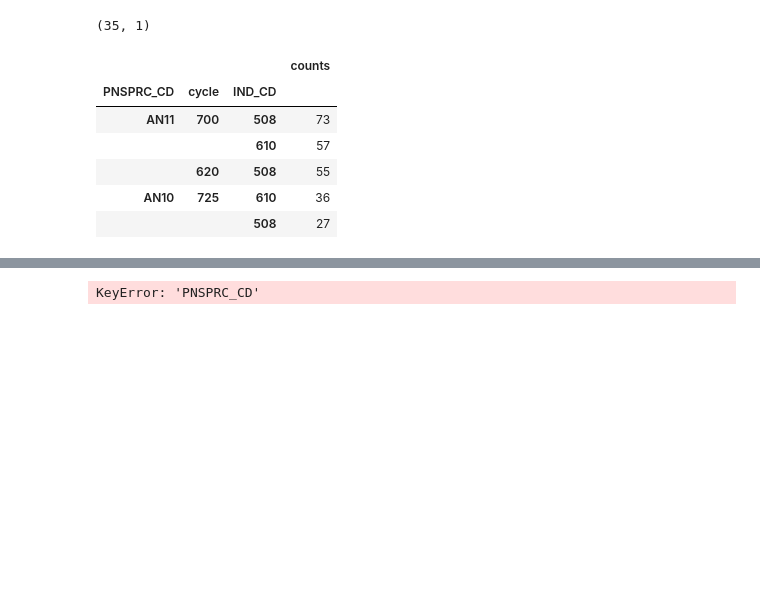
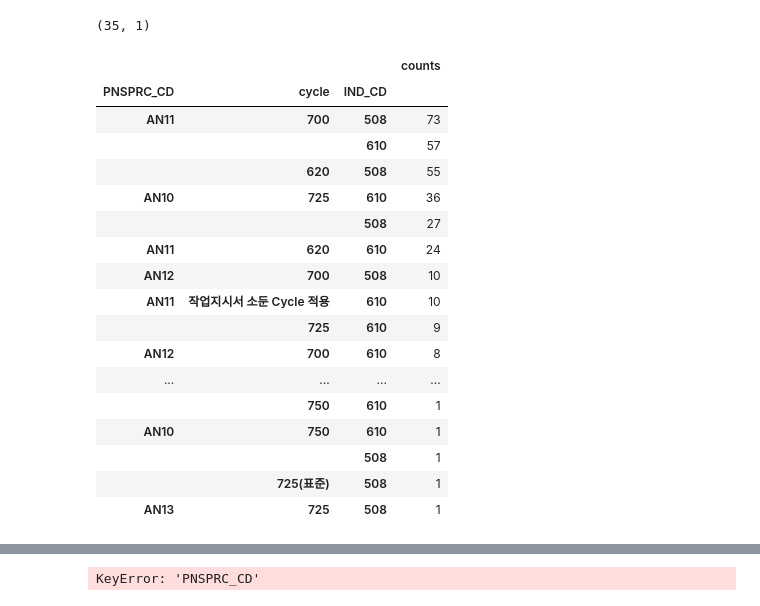
Before and after one commit to ppurify/DK, a Jupyter notebook: ex_one_coil_group_one_base_group.ipynb, the cells around one changed output, grey strips where cells are left out. Drawn from its saved outputs; the diff is of its cells as text; code cells hidden in the pictures; blank space fills up the shorter version.

```diff
--- a/ex_one_coil_group_one_base_group.ipynb
+++ b/ex_one_coil_group_one_base_group.ipynb
@@ -24,16 +24,27 @@ coil_information_df.head()
 # %%
 coil_groups = pd.DataFrame(coil_information_df.groupby(['PNSPRC_CD','cycle'])['IND_CD'].value_counts())
 print(coil_groups.shape)
 coil_groups.columns
 coil_groups = coil_groups.rename(columns={'IND_CD' : 'counts'})
 coil_groups = coil_groups.sort_values(['counts'], ascending=False)
-coil_groups.head()
+coil_groups
 # %% [output]
 (35, 1)
 |  |  |  | counts |
 | PNSPRC_CD | cycle | IND_CD |  |
 | AN11 | 700 | 508 | 73 |
 |  |  | 610 | 57 |
 |  | 620 | 508 | 55 |
 | AN10 | 725 | 610 | 36 |
 |  |  | 508 | 27 |
+| AN11 | 620 | 610 | 24 |
+| AN12 | 700 | 508 | 10 |
+| AN11 | 작업지시서 소둔 Cycle 적용 | 610 | 10 |
+|  | 725 | 610 | 9 |
+| AN12 | 700 | 610 | 8 |
+| ... | ... | ... | ... |
+|  | 750 | 610 | 1 |
+| AN10 | 750 | 610 | 1 |
+|  |  | 508 | 1 |
+|  | 725(표준) | 508 | 1 |
+| AN13 | 725 | 508 | 1 |
```
Also changed, not shown: parts of 2 cells of this notebook, 4 other files.
